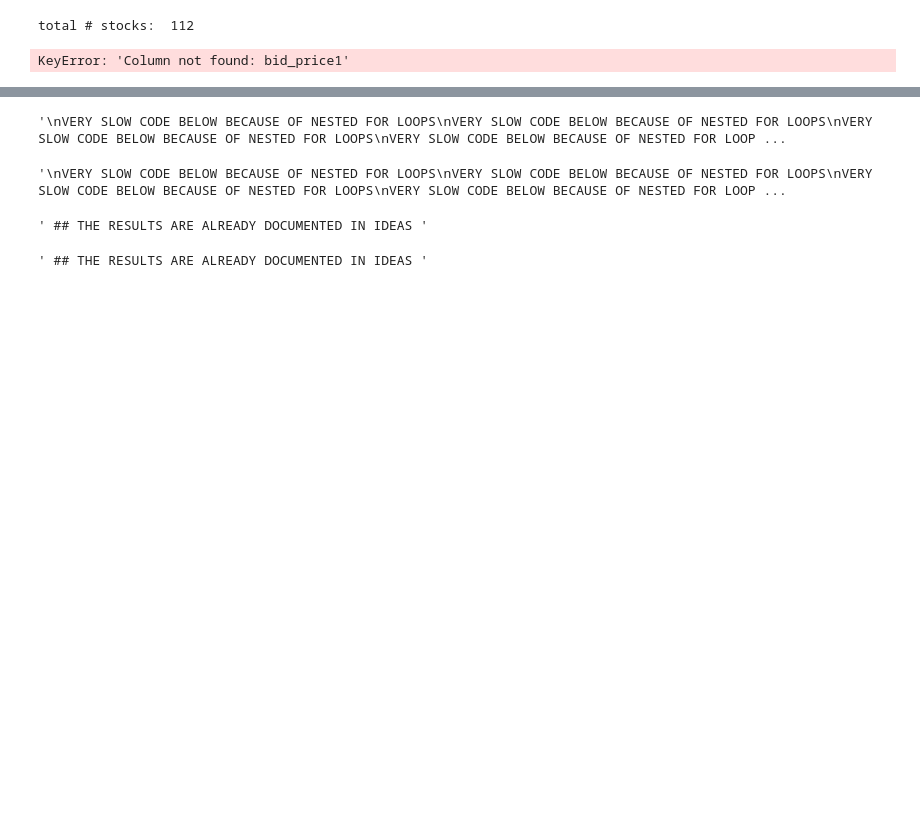
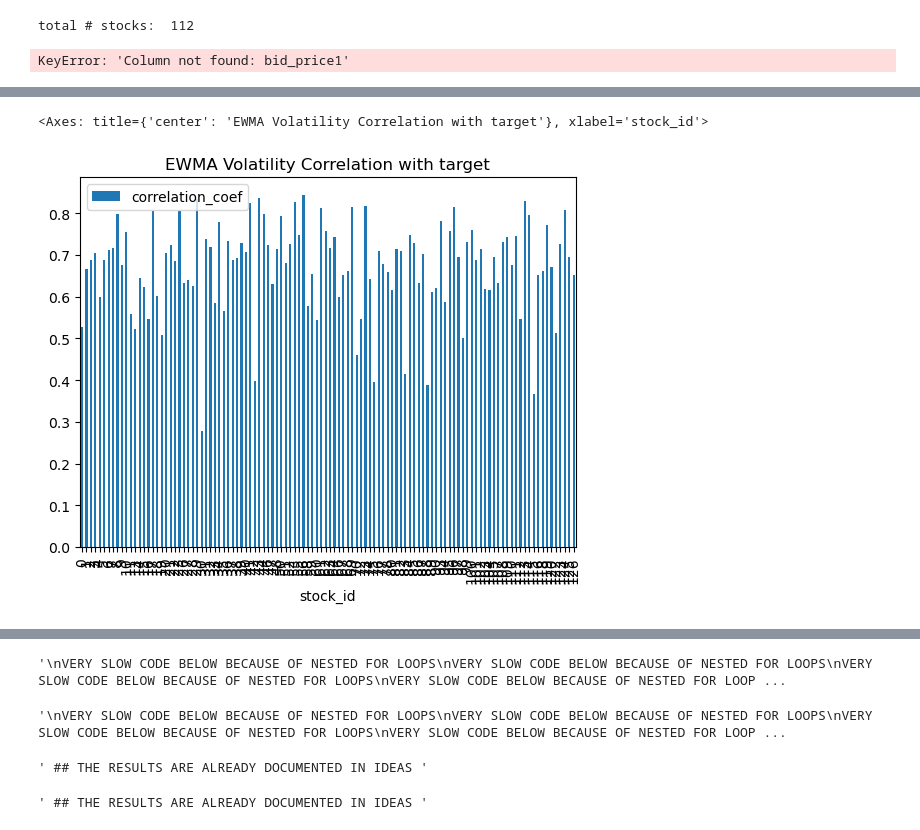
Before and after one commit to JosePeeterson/Optiver-Realized-Volatility-Prediction, a Jupyter notebook: src/Exploratory_Data_Analysis/features_eda_within_stocks.ipynb, the cells around one changed output, grey strips where cells are left out. Drawn from its saved outputs; the diff is of its cells as text; code cells hidden in the pictures; blank space fills up the shorter version.

Commit message:
linux env dependencies file; ewma correlation with target; pyspark of the features_eda_within_stocks.ipynb file

```diff
--- a/src/Exploratory_Data_Analysis/features_eda_within_stocks.ipynb
+++ b/src/Exploratory_Data_Analysis/features_eda_within_stocks.ipynb
@@ -9,7 +9,8 @@ import plotly_express as px
 from itertools import combinations
 from arch import arch_model
 from statsmodels.graphics.tsaplots import plot_acf, plot_pacf
-os.chdir('C:\Finance_projects\Optiver-Realized-Volatility-Prediction\data')
+import findspark
+os.chdir('/home/optimusprime/Desktop/peeterson/optiver/Optiver-Realized-Volatility-Prediction/data')
 
 ## all unique stock ids in book data
 # same stocks are also in trade data
@@ -22,7 +23,9 @@ unique_stocks_id = np.sort(np.array(unique_stocks_id))
 print('total # stocks: ',len(unique_stocks_id))
 unique_stocks_id
 
-train = pd.read_csv('c:/Finance_projects/Optiver-Realized-Volatility-Prediction/data/train.csv')
+#train = pd.read_csv('c:/Finance_projects/Optiver-Realized-Volatility-Prediction/data/train.csv')
+
+train = pd.read_csv('/home/optimusprime/Desktop/peeterson/optiver/Optiver-Realized-Volatility-Prediction/data/train.csv')
 # %% [output]
 total # stocks:  112
 # %%
@@ -654,0 +660,5 @@ trade_wap_log_returns_df = trade_wap_log_returns_df.rename(columns={'log_return'
+# %%
+# 8) EWMA of squared log returns for each stock_id
+book_wap_log_returns_df['10^8x_log_return_sqr'] = book_wap_log_returns_df['log_return_sqr'].multiply(10e6)
+trade_wap_log_returns_df['10^8x_log_return_sqr'] = trade_wap_log_returns_df['log_return_sqr'].multiply(10e6)
+book_wap_log_returns_df
@@ -654,0 +679,23 @@ trade_wap_log_returns_df = trade_wap_log_returns_df.rename(columns={'log_return'
+# %%
+# 8) EWMA of squared log returns for each stock_id
+
+def my_ewma_last_100(series):
+    last_x_periods = 100
+    return series.ewm(span=100,adjust=False).mean()[-last_x_periods:].sum()
+
+def my_st_id_splitter(row_id):
+    return int(str(row_id.values[0]).split('-')[0])
+
+def my_time_id_splitter(row_id):
+    return int(str(row_id.values[0]).split('-')[1])
+# %%
+# 8) EWMA of squared log returns for each stock_id
+
+all_ewma_vol = pd.DataFrame()
+all_ewma_vol['ewma_vol'] = book_wap_log_returns_df.groupby('row_id').agg({'10^8x_log_return_sqr':[my_ewma_last_100]}).values.flatten()
+all_ewma_vol['st_id'] = book_wap_log_returns_df.groupby('row_id').agg({'row_id':[my_st_id_splitter]}).values.flatten()
+all_ewma_vol['time_id'] = book_wap_log_returns_df.groupby('row_id').agg({'row_id':[my_time_id_splitter]}).values.flatten()
+all_ewma_vol_sorted = all_ewma_vol.sort_values(by=['st_id', 'time_id']).reset_index(drop=True)
+train.sort_values(by=['stock_id', 'time_id']).reset_index(drop=True)
+all_ewma_vol_sorted['target'] = train['target']
+all_ewma_vol_sorted
@@ -654,0 +716,12 @@ trade_wap_log_returns_df = trade_wap_log_returns_df.rename(columns={'log_return'
+# %%
+# 8) EWMA of squared log returns for each stock_id
+
+ewma_vol_corr = all_ewma_vol_sorted.groupby('st_id')[['ewma_vol', 'target']].corr().iloc[0::2, -1]
+ewma_vol_corr.index = ewma_vol_corr.index.droplevel(1)
+ewma_vol_corr_df = pd.DataFrame({'stock_id': ewma_vol_corr.index, 'correlation_coef': ewma_vol_corr.values})
+ewma_vol_corr_df.plot(x='stock_id', y='correlation_coef', kind='bar', title='EWMA Volatility Correlation with target')
+# fig = px.bar(ewma_vol_corr_df, x='stock_id',y='correlation_coef',title="Correlation coef. between " + "ewma_vol" + " and " + "target"+" for all stocks"+ ". method: "+corr_method+" level: "+str(level))
+# fig.show()
+# %% [output]
+<Axes: title={'center': 'EWMA Volatility Correlation with target'}, xlabel='stock_id'>
+[figure, added]
```
Also changed, not shown: parts of 6 cells of this notebook, 2 other files.
